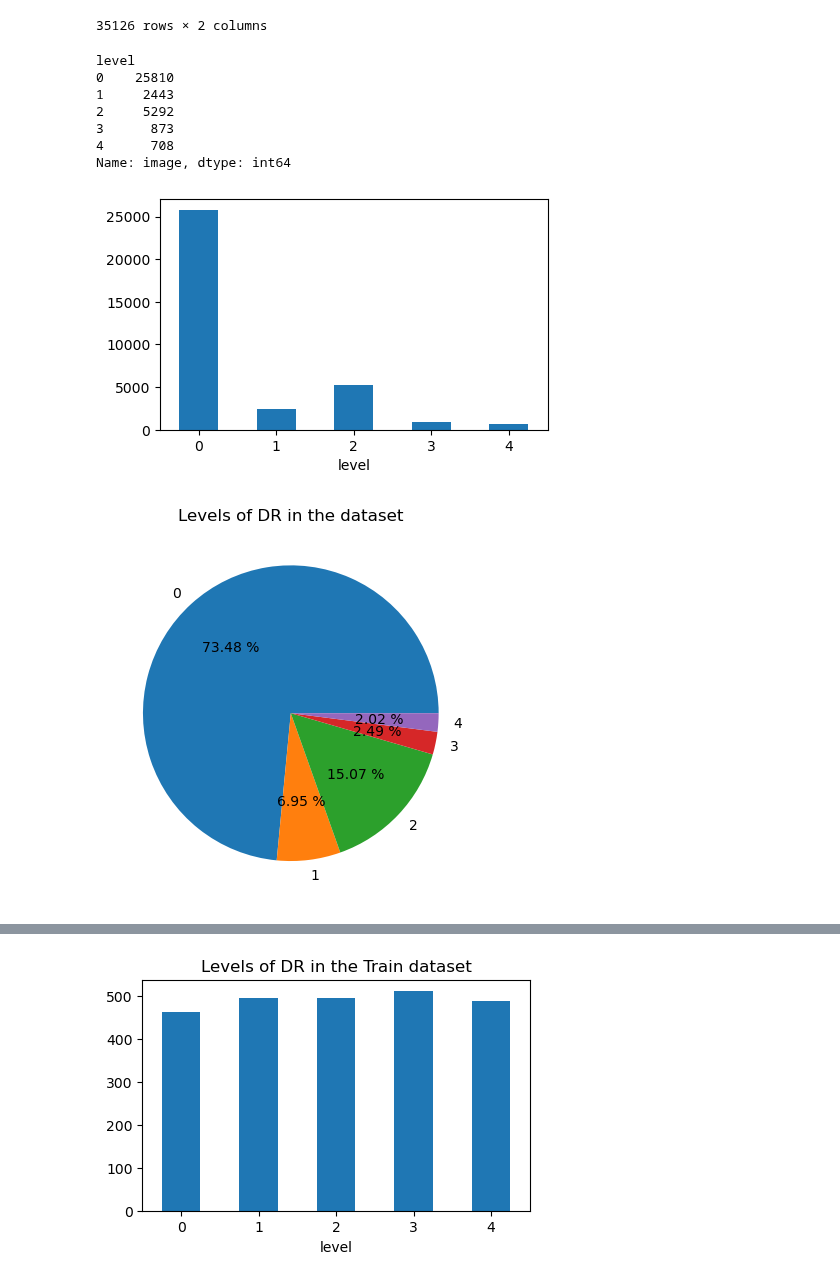
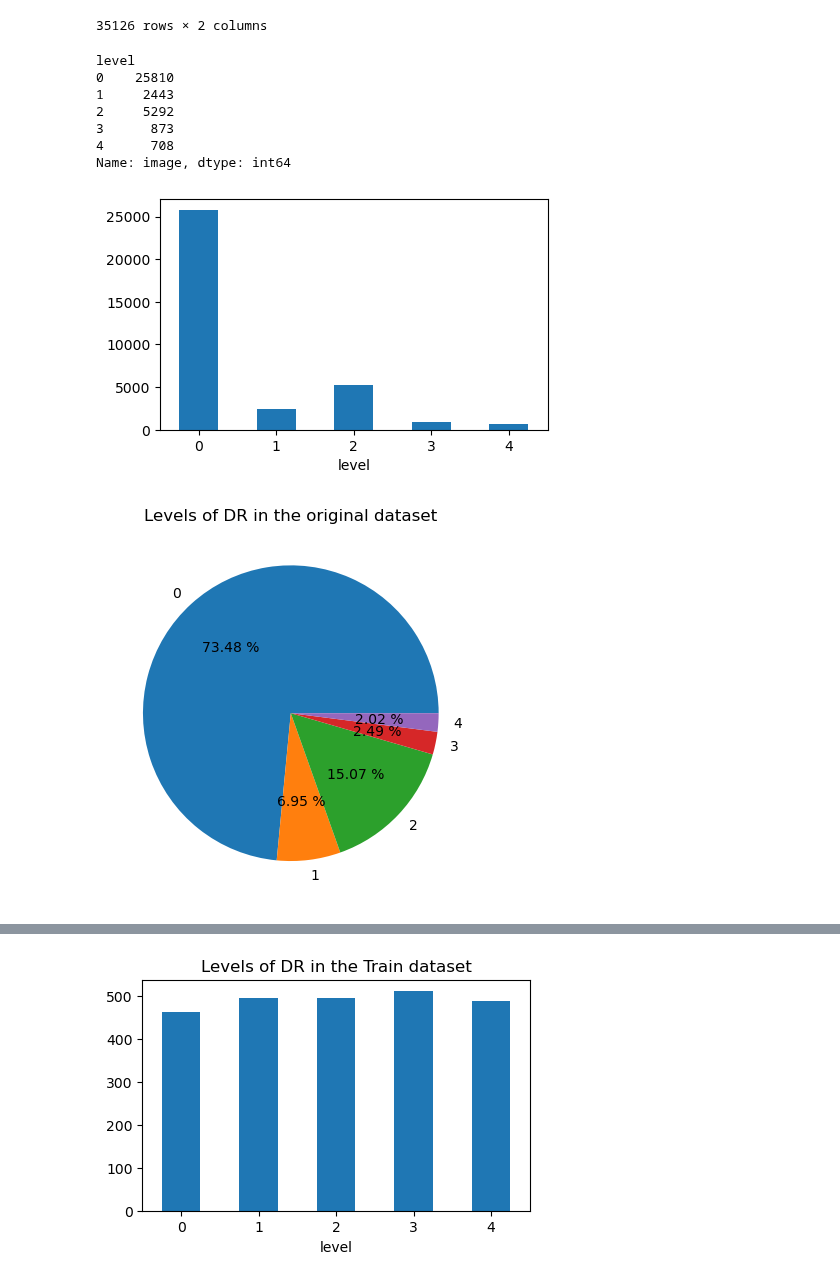
Before and after one commit to AlbertoRomanRamosRodriguez/Tesis-de-Grado, a Jupyter notebook: exploring-kaggle-dr.ipynb, the cells around one changed output, grey strips where cells are left out. Cells and saved outputs as stored; diff of their text form; code cells hidden in the pictures.

```diff
--- a/exploring-kaggle-dr.ipynb
+++ b/exploring-kaggle-dr.ipynb
@@ -49,33 +49,33 @@ orig_ds
 # %%
 display(orig_ds.groupby('level')['image'].count())
 
 dfp = orig_ds.pivot_table(
     index='level',
     aggfunc='size'
 )
 dfp.plot(
     kind='bar',
     figsize=(5,3),
     rot=0
 )
 plt.show()
 
 classes = 5
 plt.pie([orig_ds.loc[orig_ds['level'] == n].count()[0] for n in range(classes)], labels = range(classes), autopct='%.2f %%')
-plt.title("Levels of DR in the dataset")
+plt.title("Levels of DR in the original dataset")
 img_path = os.path.sep.join([DB_PATH, 'distribution.png'])
 plt.savefig(img_path)
 plt.show()
 # %% [output]
 level
 0    25810
 1     2443
 2     5292
 3      873
 4      708
 Name: image, dtype: int64
 [figure]
-[figure, old version]
+[figure, new version]
 # %%
 dataset = orig_ds.groupby(['level']).sample(700)
 display(dataset.groupby('level')['image'].count())
```
Also changed, not shown: parts of 4 cells of this notebook.
